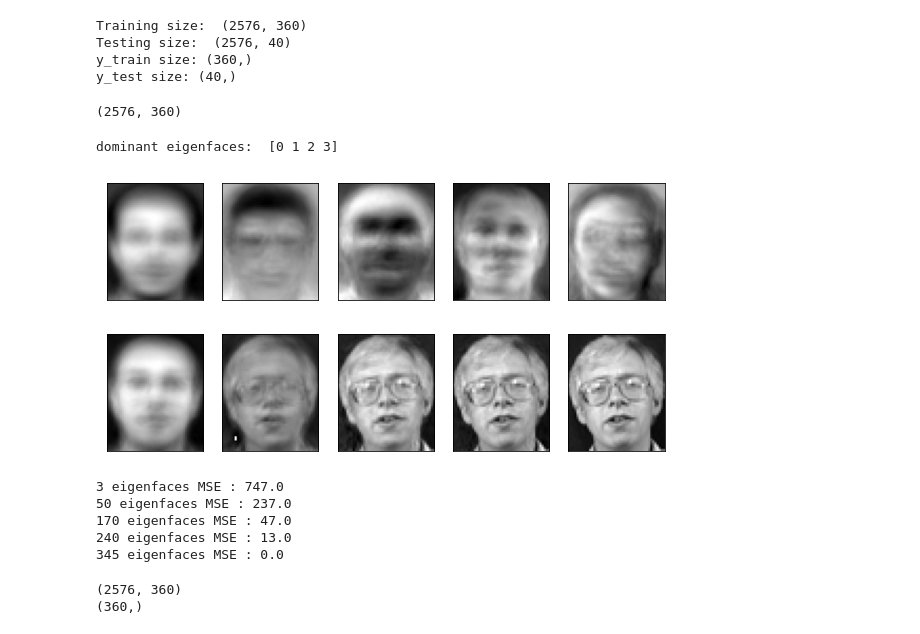
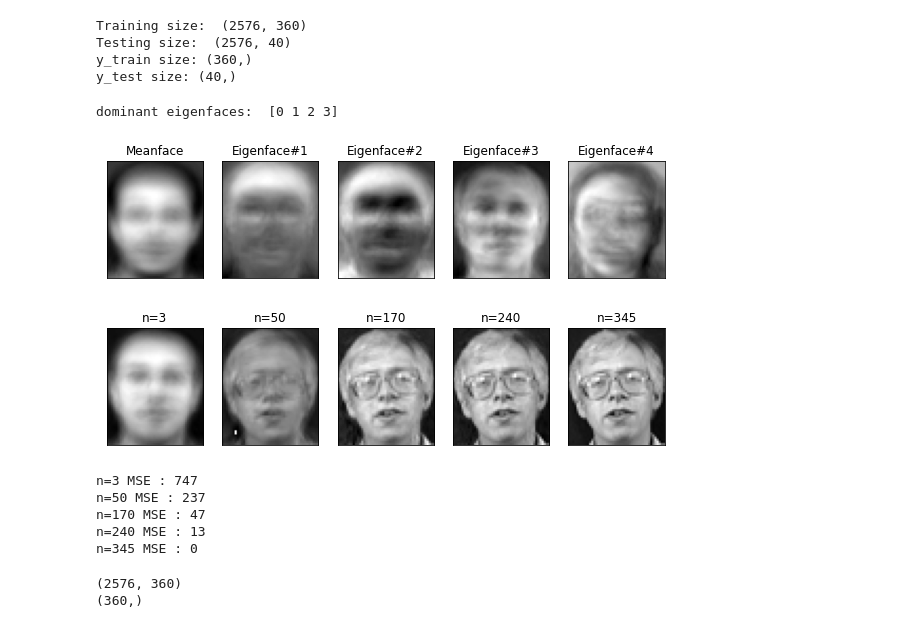
Before and after one commit to come880412/Eigenfaces, a Jupyter notebook: Eigenface.ipynb, the cells around one changed output. Cells and saved outputs as stored; diff of their text form; code cells hidden in the pictures.

```diff
--- a/Eigenface.ipynb
+++ b/Eigenface.ipynb
@@ -48,15 +45,13 @@ y_train size: (360,)
 y_test size: (40,)
 # %%
 #計算平均值並把train_face & test_face扣掉平均值
-mean_vector = train_face.mean(axis=1) # 2576 * 360
-for ii in range(train_face.shape[1]):
-  train_face[:,ii] -= mean_vector
-for ii in range(test_face.shape[1]):
-  test_face[:,ii] -= mean_vector
+mean = x_train.mean(axis=1) # 2576 * 360
+for i in range(x_train.shape[1]):
+  x_train[:,i] -= mean
+for i in range(x_test.shape[1]):
+  x_test[:,i] -= mean
-# %%
- _,lamb, v = np.linalg.svd(np.dot(train_face.T, train_face))
-v = v.T
-u = np.dot(train_face,v)
-print(u.shape)
-# %% [output]
-(2576, 360)
+# %%
+# ref:https://stats.stackexchange.com/questions/202104/whats-the-physical-meaning-of-the-eigenvectors-of-the-gram-kernel-matrix
+_,lamb, v = np.linalg.svd(x_train)
+v = v.T # eigenvectors of the covariance matrix
+u = np.dot(x_train,v)
@@ -68,18 +67,21 @@ dominant eigenfaces:  [0 1 2 3]
 # %%
 #Plot the first four eigenfaces and mean face
 meanface = np.resize(mean,(56,46)).astype(np.uint8)
 plt.figure(figsize=(10,10))
 plt.subplot(151)
+plt.title('Meanface')
 plt.imshow(meanface,cmap ='gray')
 plt.xticks([])
 plt.yticks([])
 for i in range(4):
   plt.subplot(1,5,i+2)
+  plt.title('Eigenface#%d'%(i+1))
   show_eigenface = np.reshape(u[:,i],(56,46))
+#   show_eigenface = np.reshape(eigen_vectors[:,i],(56,46))
   plt.imshow(show_eigenface, cmap = plt.cm.gray)
   plt.tick_params(labelleft='off', labelbottom='off', bottom='off',top='off',right='off',left='off', which='both')
   plt.xticks([])
   plt.yticks([])
 plt.show()
 # %% [output]
-[figure, old version]
+[figure, new version]
@@ -90,21 +88,22 @@ u = u / norm
 # %%
 #Reconstruction
-weights = np.dot(u.T,train_face) # a1~a40
+weights = np.dot(u.T,x_train) # a1~a360
 n = [3,50,170,240,345]
 plt.figure(figsize=(10,10))
 for idx,i in enumerate(n):
   plt.subplot(1,5,idx+1)
   reconstructed_img = mean + np.dot(weights[:i,p2i1idx], u[:, 0:i].T)
   reconstructed_img = np.resize(reconstructed_img,(56,46)).astype(np.uint8)
+  plt.title('n=%d'%(i))
   plt.imshow(reconstructed_img, cmap ='gray')
   plt.xticks([])
   plt.yticks([])
 plt.show()
 # %% [output]
-[figure, old version]
+[figure, new version]
 # %%
 #計算原圖與重建圖的MSE值
-target_img = train_face.copy()
+target_img = x_train.copy()
 for i in n:
   square = 0
   reconstructed_img = np.dot(weights[0:i,p2i1idx], u[:, 0:i].T)
@@ -114,13 +113,13 @@ for i in n:
     for k in range(46):
       square += np.square(reconstructed_img[j][k] - target_img[j][k][p2i1idx])
   mean_square_error = round(square / (56*46))
-  print('%d eigenfaces MSE :'%(i),mean_square_error)
+  print('n=%d MSE :'%(i),mean_square_error)
 # %% [output]
-3 eigenfaces MSE : 747.0
-50 eigenfaces MSE : 237.0
-170 eigenfaces MSE : 47.0
-240 eigenfaces MSE : 13.0
-345 eigenfaces MSE : 0.0
+n=3 MSE : 747
+n=50 MSE : 237
+n=170 MSE : 47
+n=240 MSE : 13
+n=345 MSE : 0
 # %%
 #K_fold validation
 k_fold_face = []
```
Also changed, not shown: parts of 7 cells of this notebook.
